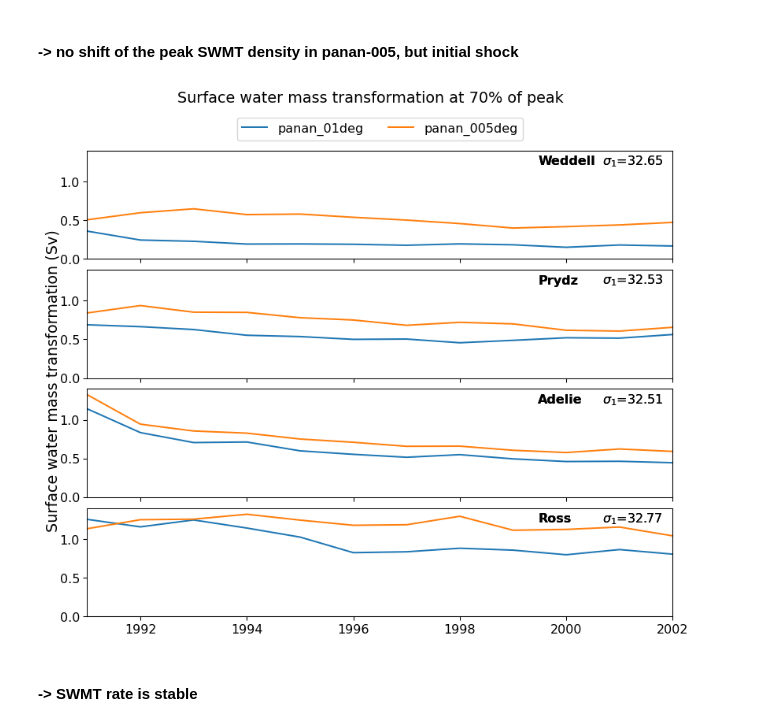
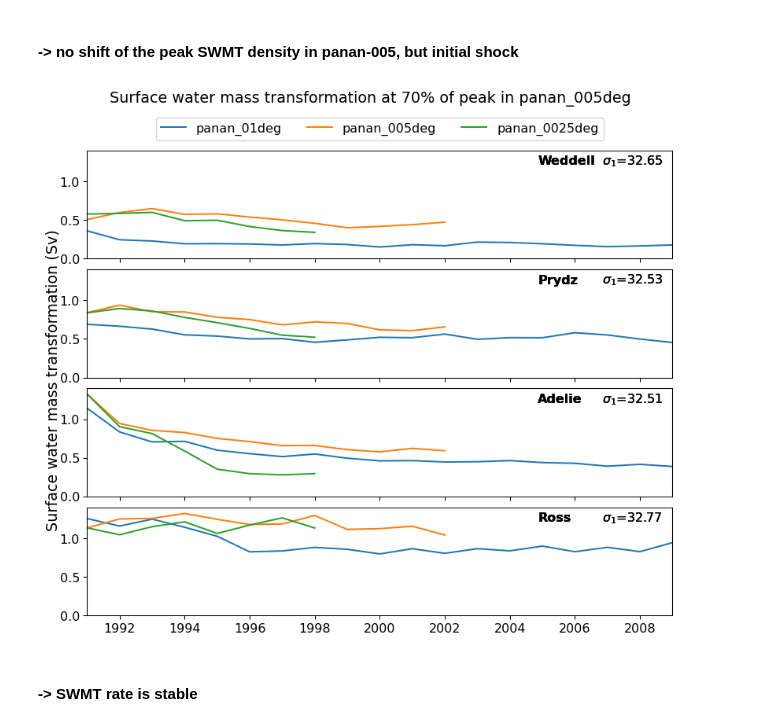
Before and after one commit to schmidt-christina/mom6_comparison, a Jupyter notebook: DSW_formation_export_comparison.ipynb, the cells around one changed output. Saved outputs shown, nothing was run; the diff lists cells and outputs as text; code cells hidden in the pictures.

Commit message:
included SWMt in 1/40th

```diff
--- a/DSW_formation_export_comparison.ipynb
+++ b/DSW_formation_export_comparison.ipynb
@@ -35,7 +35,7 @@ client
 # %%
 path_output_DSW = '/g/data/e14/cs6673/mom6_comparison/data_DSW/'
 start_time = '1991-01-01'
-end_time = '2002-12-31'
+end_time = '2009-12-31'
 # %%
 exptdict = OrderedDict([
     ('panan_01deg', # 1/10th panantarctic zstar run
@@ -43,7 +43,10 @@ exptdict = OrderedDict([
       'expt_name': 'panan_01deg_jra55_ryf'}),
     ('panan_005deg', # 1/20th panantarctic zstar run
      {'expt': 'panant-005-zstar-ACCESSyr2',
-      'expt_name': 'panan_005deg_jra55_ryf'})
+      'expt_name': 'panan_005deg_jra55_ryf'}),
+    ('panan_0025deg', # 1/40th panantarctic zstar run
+     {'expt': 'panant-0025-zstar-ACCESSyr2',
+      'expt_name': 'panan_0025deg_jra55_ryf'})
 ])
 # %%
 DSW_region = {
@@ -63,7 +66,7 @@ DSW_region = {
 ## Load data
 # %%
 %%time
-ekeys = ['panan_01deg', 'panan_005deg']
+ekeys = ['panan_01deg', 'panan_005deg', 'panan_0025deg']
 for ekey in ekeys:
     e = exptdict[ekey]
     # session = cc.database.create_session(e['expt_name'] + '.db')
@@ -83,16 +86,17 @@ for ekey in ekeys:
     e['swmt'] = (ds_SWMT.binned_salt_transformation +
                  ds_SWMT.binned_heat_transformation)
 
-    # volume transport across different isobaths
-    for contour_depth in [650, 1000, 1500, 2000, 2500]:
-        ds_transp = xr.open_mfdataset(
-            path_output_DSW + 'vol_transp_across_' + str(contour_depth) +
-            'm_isobath_' + e['expt_name'] + '*.nc')
-        e['transp' + str(contour_depth) + 'm'] = (
-            ds_transp.vol_trans_across_contour.assign_coords(
-                {'lon': ds_transp.lon[0, :].drop('time'),
-                 'lat': ds_transp.lat[0, :].drop('time')}).sel(
-                time=slice(start_time, end_time)))
+    if ekey != 'panan_0025deg':
+        # volume transport across different isobaths
+        for contour_depth in [650, 1000, 1500, 2000, 2500]:
+            ds_transp = xr.open_mfdataset(
+                path_output_DSW + 'vol_transp_across_' + str(contour_depth) +
+                'm_isobath_' + e['expt_name'] + '*.nc')
+            e['transp' + str(contour_depth) + 'm'] = (
+                ds_transp.vol_trans_across_contour.assign_coords(
+                    {'lon': ds_transp.lon[0, :].drop('time'),
+                     'lat': ds_transp.lat[0, :].drop('time')}).sel(
+                    time=slice(start_time, end_time)))
 
     # Transport stream function
     psi = cc.querying.getvar(
@@ -213,7 +198,7 @@ def plot_swmt_timeseries(ekeys, time_slice=None):
                 label=ekey)
             plt.ylim(0, 1.4)
             if a == 0:
-                plt.legend(ncol=2, loc='center', bbox_to_anchor=(0.5, 1.2))
+                plt.legend(ncol=3, loc='center', bbox_to_anchor=(0.5, 1.2))
             plt.autoscale(enable=True, axis='x', tight=True)
             if a < 3:
                 plt.gca().set_xticklabels([])
@@ -607,12 +640,12 @@ plot_swmt_in_each_DSW_region_each_year(expt)
 # %%
 fig = plt.figure(figsize=(10, 8))
 plt.subplots_adjust(hspace=.1)
-plot_swmt_timeseries(ekeys)
+plot_swmt_timeseries(ekeys, time_slice=slice('1991', '2002'))
 fig.supylabel('Surface water mass transformation (Sv)', x=.07)
-fig.suptitle('Surface water mass transformation at 70% of peak')
+fig.suptitle('Surface water mass transformation at 70% of peak in panan_005deg')
 plt.show()
 # %% [output]
-[figure, old version]
+[figure, new version]
 # %% [markdown]
 #### -> SWMT rate is stable
 # %%
```
Also changed, not shown: parts of 8 cells of this notebook.
